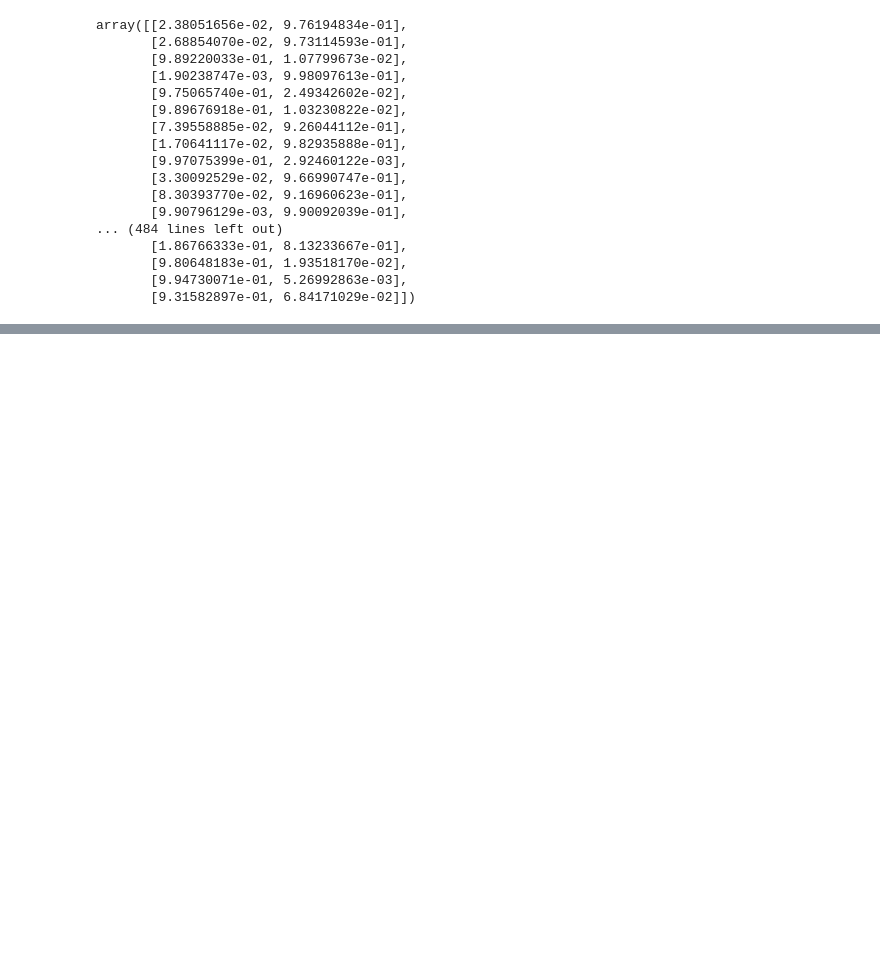
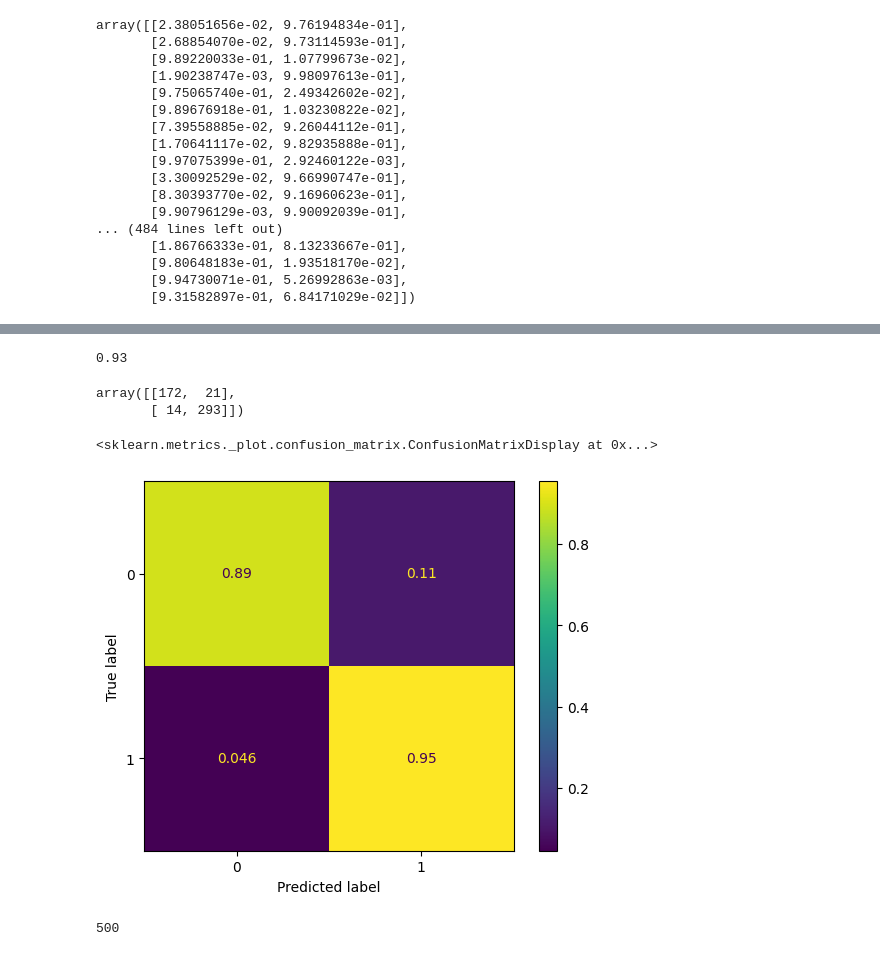
Before and after one commit to AleCecilio/Aprendendo_Machine_Learning_Data_Science, a Jupyter notebook: Regreção_Logistica/01_logistic_regression.ipynb, the cells around one changed output, grey strips where cells are left out. Cells and saved outputs as stored; diff of their text form; code cells hidden in the pictures; blank space fills up the shorter version.

Commit message:
Atualização da avaliação de performance do modelo de Regressão Logística, implementação da análise para múltiplas classes

```diff
--- a/Regreção_Logistica/01_logistic_regression.ipynb
+++ b/Regreção_Logistica/01_logistic_regression.ipynb
@@ -148,0 +157,9 @@ array([[2.38051656e-02, 9.76194834e-01],
+# %%
+accuracy_score(y_test, y_pred)
+# %% [output]
+0.93
+# %%
+confusion_matrix(y_test, y_pred)
+# %% [output]
+array([[172,  21],
+       [ 14, 293]])
@@ -148,0 +168,13 @@ array([[2.38051656e-02, 9.76194834e-01],
+# %%
+ConfusionMatrixDisplay.from_estimator(
+    log_model,
+    scaled_x_test, y_test,
+    normalize='true'
+)
+# %% [output]
+<sklearn.metrics._plot.confusion_matrix.ConfusionMatrixDisplay at 0x...>
+[figure, added]
+# %%
+len(y_test)
+# %% [output]
+500
```
Also changed, not shown: parts of 13 cells of this notebook, 1 other file.
